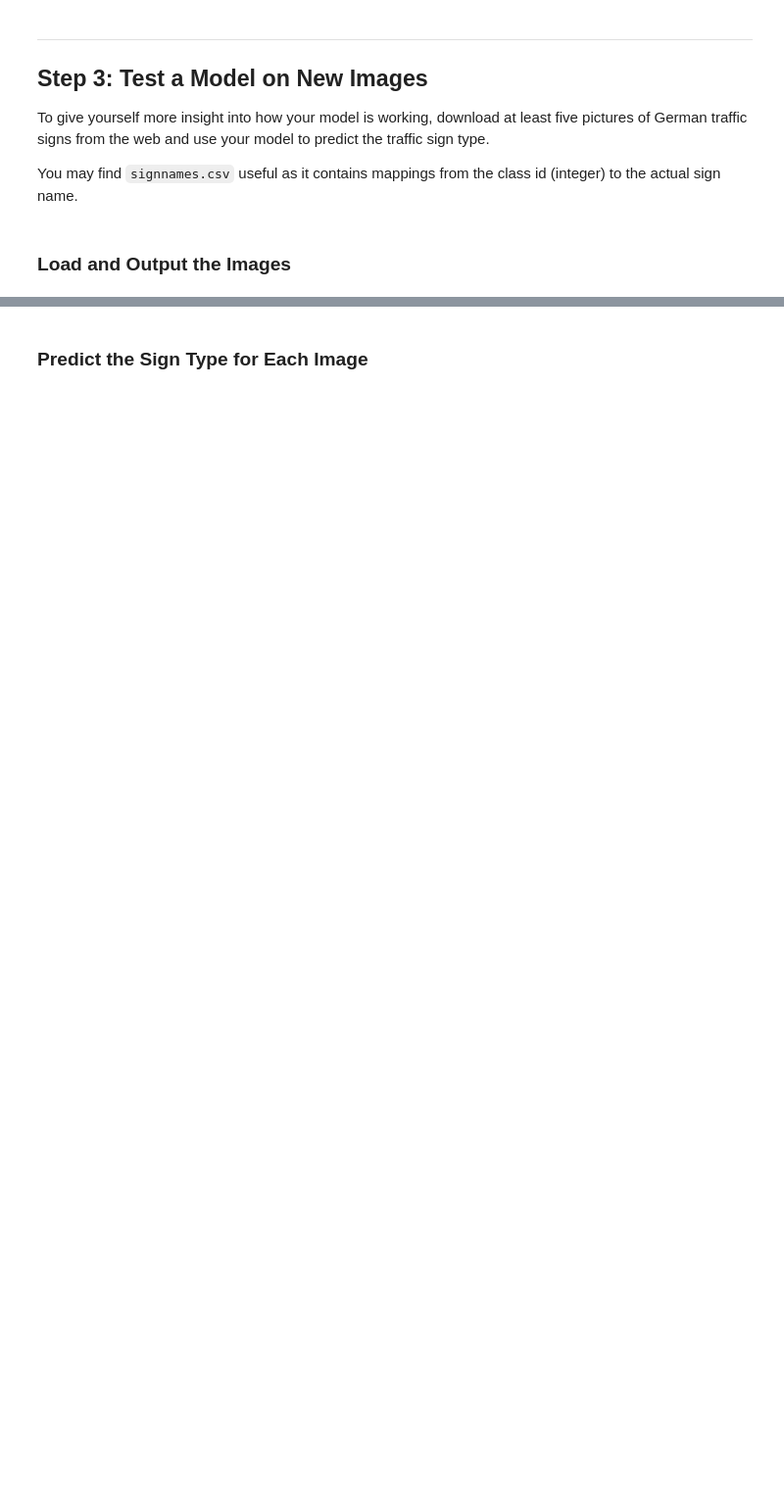
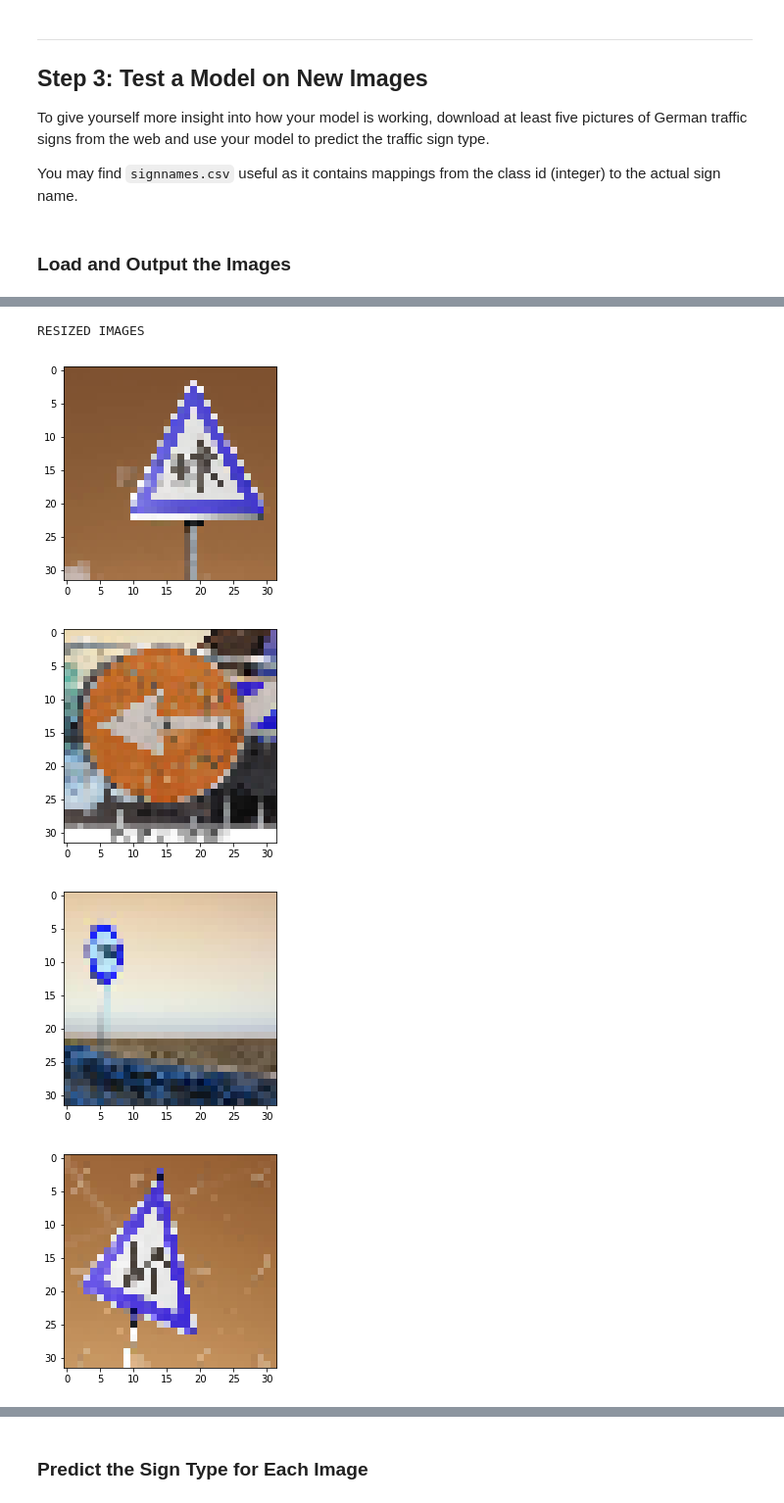
Before and after one commit to Schrodinger1926/Project-2, a Jupyter notebook: Traffic_Sign_Classifier.ipynb, the cells around one changed output, grey strips where cells are left out. Shown at 98% size. Drawn from its saved outputs; the diff is of its cells as text; code cells hidden in the pictures; blank space fills up the shorter version.

```diff
--- a/Traffic_Sign_Classifier.ipynb
+++ b/Traffic_Sign_Classifier.ipynb
@@ -542,0 +563,11 @@ for filename in os.listdir(TEST_DIR):
+# %%
+print('RESIZED IMAGES \n')
+for i in range(len(images)):
+    plt.figure()
+    plt.imshow(images[i][0])
+# %% [output]
+RESIZED IMAGES
+[figure, added]
+[figure, added]
+[figure, added]
+[figure, added]
```
Also changed, not shown: parts of 11 cells of this notebook, 8 other files.
